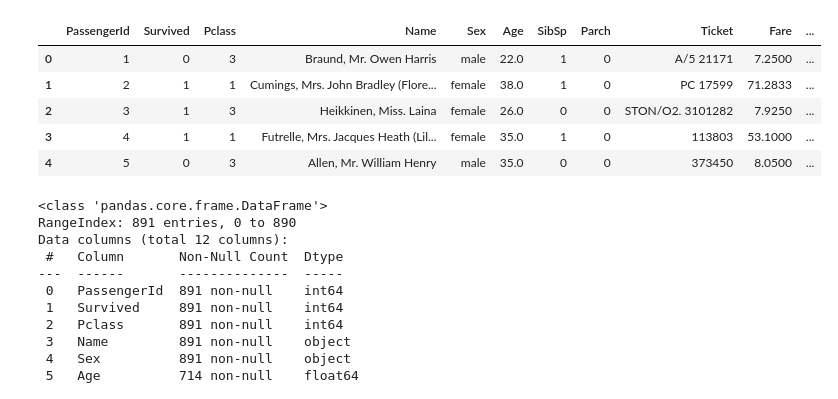
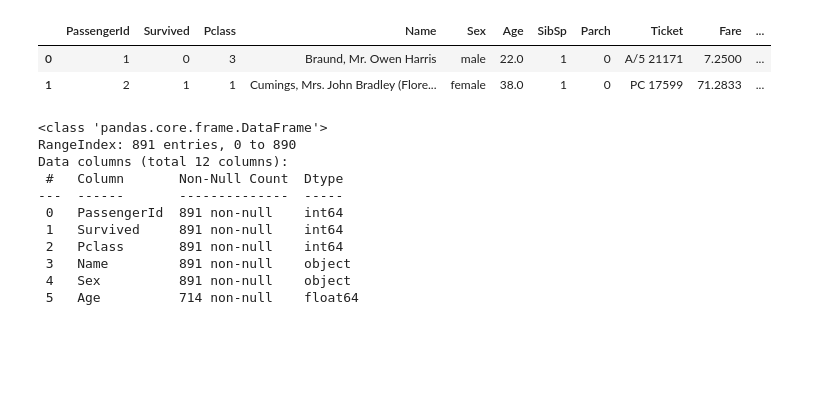
Before and after one commit to kaminosekai54/EDA-TITANIC, a Jupyter notebook: MiniProject 2(Modelisation) .ipynb, the cells around one changed output. Drawn from its saved outputs; the diff is of its cells as text; code cells hidden in the pictures; blank space fills up the shorter version.

```diff
--- a/MiniProject 2(Modelisation) .ipynb
+++ b/MiniProject 2(Modelisation) .ipynb
@@ -13,12 +18,9 @@ test_titatinic=pd.read_csv("test.csv")
 # %%
-train_titanic.head()
+train_titanic.head(2)
 # %% [output]
 |  | PassengerId | Survived | Pclass | Name | Sex | Age | SibSp | Parch | Ticket | Fare | ... |
 | 0 | 1 | 0 | 3 | Braund, Mr. Owen Harris | male | 22.0 | 1 | 0 | A/5 21171 | 7.2500 | ... |
 | 1 | 2 | 1 | 1 | Cumings, Mrs. John Bradley (Flore... | female | 38.0 | 1 | 0 | PC 17599 | 71.2833 | ... |
-| 2 | 3 | 1 | 3 | Heikkinen, Miss. Laina | female | 26.0 | 0 | 0 | STON/O2. 3101282 | 7.9250 | ... |
-| 3 | 4 | 1 | 1 | Futrelle, Mrs. Jacques Heath (Lil... | female | 35.0 | 1 | 0 | 113803 | 53.1000 | ... |
-| 4 | 5 | 0 | 3 | Allen, Mr. William Henry | male | 35.0 | 0 | 0 | 373450 | 8.0500 | ... |
 # %%
 train_titanic.info()
 # %% [output]
```
Also changed, not shown: parts of 86 cells of this notebook, 4 other files.
